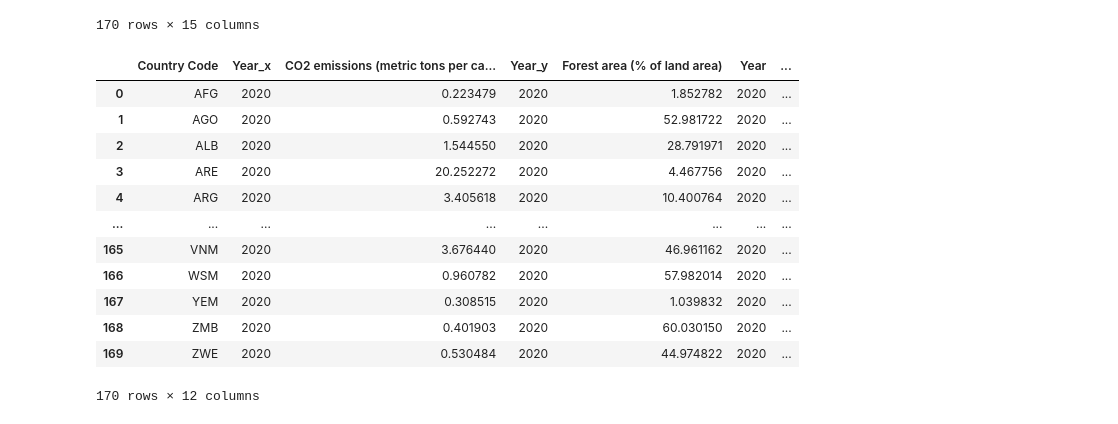
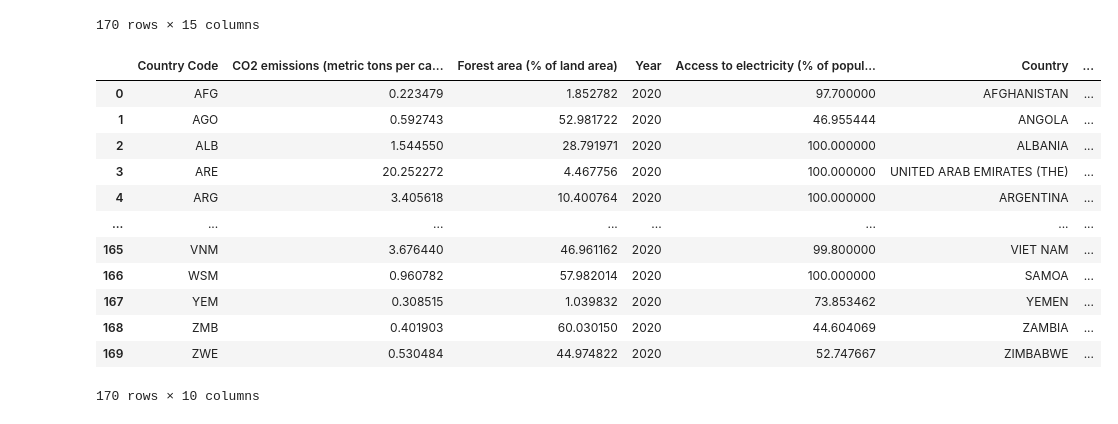
Before and after one commit to SDSRomina/parcial.tarea, a Jupyter notebook: index.ipynb, the cells around one changed output. Cells and saved outputs as stored; diff of their text form; code cells hidden in the pictures.

```diff
--- a/index.ipynb
+++ b/index.ipynb
@@ -87,3 +80,3 @@ allDFs_sameNames
 # %%
 
-co2 = pd.concat([list(commonColumns), list(nocommonColumns)], axis=1)
+#co2 = pd.concat([list(commonColumns), list(nocommonColumns)], axis=1)
@@ -130,21 +121,22 @@ allDFs
 | 168 | Zambia | ZMB | 2020 | 0.401903 | Zambia | 2020 | ... |
 | 169 | Zimbabwe | ZWE | 2020 | 0.530484 | Zimbabwe | 2020 | ... |
 170 rows × 15 columns
-# %%
-allDFs.drop(columns=['Country Name_x','Country Name','Country Name_y'],axis=1,inplace=True)
-#allDFsConcat.drop(columns='Rank',inplace=True)
-allDFs
-# %% [output]
-|  | Country Code | Year_x | CO2 emissions (metric tons per ca... | Year_y | Forest area (% of land area) | Year | ... |
-| 0 | AFG | 2020 | 0.223479 | 2020 | 1.852782 | 2020 | ... |
-| 1 | AGO | 2020 | 0.592743 | 2020 | 52.981722 | 2020 | ... |
-| 2 | ALB | 2020 | 1.544550 | 2020 | 28.791971 | 2020 | ... |
-| 3 | ARE | 2020 | 20.252272 | 2020 | 4.467756 | 2020 | ... |
-| 4 | ARG | 2020 | 3.405618 | 2020 | 10.400764 | 2020 | ... |
-| ... | ... | ... | ... | ... | ... | ... | ... |
-| 165 | VNM | 2020 | 3.676440 | 2020 | 46.961162 | 2020 | ... |
-| 166 | WSM | 2020 | 0.960782 | 2020 | 57.982014 | 2020 | ... |
-| 167 | YEM | 2020 | 0.308515 | 2020 | 1.039832 | 2020 | ... |
-| 168 | ZMB | 2020 | 0.401903 | 2020 | 60.030150 | 2020 | ... |
-| 169 | ZWE | 2020 | 0.530484 | 2020 | 44.974822 | 2020 | ... |
-170 rows × 12 columns
+# %%
+allDFs.drop(columns=['Country Name_x','Country Name','Country Name_y','Year_x','Year_y'],axis=1,inplace=True)
+
+#allDFsConcat.drop(columns='Rank',inplace=True)
+allDFs
+# %% [output]
+|  | Country Code | CO2 emissions (metric tons per ca... | Forest area (% of land area) | Year | Access to electricity (% of popul... | Country | ... |
+| 0 | AFG | 0.223479 | 1.852782 | 2020 | 97.700000 | AFGHANISTAN | ... |
+| 1 | AGO | 0.592743 | 52.981722 | 2020 | 46.955444 | ANGOLA | ... |
+| 2 | ALB | 1.544550 | 28.791971 | 2020 | 100.000000 | ALBANIA | ... |
+| 3 | ARE | 20.252272 | 4.467756 | 2020 | 100.000000 | UNITED ARAB EMIRATES (THE) | ... |
+| 4 | ARG | 3.405618 | 10.400764 | 2020 | 100.000000 | ARGENTINA | ... |
+| ... | ... | ... | ... | ... | ... | ... | ... |
+| 165 | VNM | 3.676440 | 46.961162 | 2020 | 99.800000 | VIET NAM | ... |
+| 166 | WSM | 0.960782 | 57.982014 | 2020 | 100.000000 | SAMOA | ... |
+| 167 | YEM | 0.308515 | 1.039832 | 2020 | 73.853462 | YEMEN | ... |
+| 168 | ZMB | 0.401903 | 60.030150 | 2020 | 44.604069 | ZAMBIA | ... |
+| 169 | ZWE | 0.530484 | 44.974822 | 2020 | 52.747667 | ZIMBABWE | ... |
+170 rows × 10 columns
```
Also changed, not shown: parts of 12 cells of this notebook.
